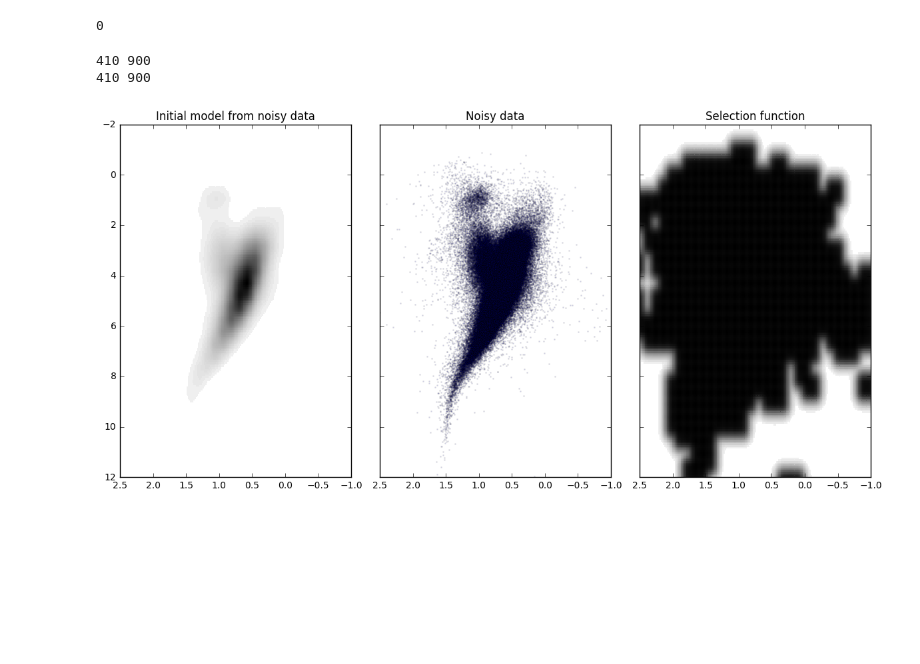
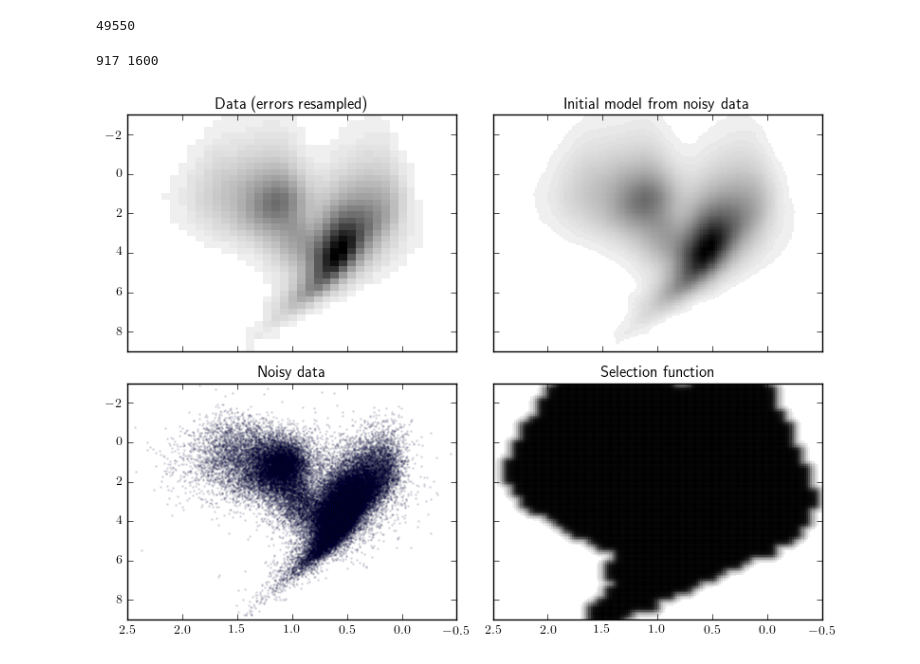
Before and after one commit to errai34/Starlight, a Jupyter notebook: notebooks/Simple HHRD applied to TGAS.ipynb, the cells around one changed output. Saved outputs shown, nothing was run; the diff lists cells and outputs as text; code cells hidden in the pictures; blank space fills up the shorter version.

```diff
--- a/notebooks/Simple HHRD applied to TGAS.ipynb
+++ b/notebooks/Simple HHRD applied to TGAS.ipynb
@@ -82 +90,4 @@ Number of objects= 305228
+# %%
+bayestar = dustmaps.bayestar.BayestarQuery(max_samples=2)
+sfd = dustmaps.sfd.SFDQuery()
 # %%
@@ -116,6 +151,27 @@ binsigs = np.vstack([g.ravel() for g in siggrids]).T
 
 fgrids = np.meshgrid(*flines)
 xfine = np.vstack([g.ravel() for g in fgrids]).T
+# %%
+dist_max = 2.5
+ind = np.abs(ebv) < 2
+ind &= np.isfinite(ebv)
+ind &= 1/varpi < dist_max
+ind &= obsabsmag > lines[0].min()
+ind &= obsabsmag < lines[0].max()
+for i in range(ncols):
+    ind &= obscolors[:, i] > lines[i+1].min()
+    ind &= obscolors[:, i] < lines[i+1].max()
+varpi = varpi[ind]
+varpi_err = varpi_err[ind]
+obsmags = obsmags[ind]
+obsmags_err = obsmags_err[ind]
+obscolors = obscolors[ind, :]
+obscolors_err = obscolors_err[ind, :]
+obsabsmag = obsabsmag[ind]
+nobj = ind.sum()
+print(nobj)
+# %% [output]
+49550
 # %%
 distances = 1./varpi
 probgrid = np.zeros((nobj, nbins))
@@ -128,7 +184,6 @@ prob_bingrid_marg(
 bins = np.argmax(probgrid, axis=1)
 bincounts = np.bincount(bins, minlength=nbins)
 binamps = np.random.dirichlet(bincounts)
-print((probgrid.sum(axis=1) == 0).sum())
 
 def hrd(x, amps, mus, sigs):
     nbins = amps.size
@@ -141,5 +196,3 @@ def hrd(x, amps, mus, sigs):
     return y
 
 naive_model = hrd(xfine, binamps, binmus, binsigs).reshape(fgrids[0].shape)
-# %% [output]
-0
@@ -148,6 +201,25 @@ logdist_err = 5*np.vstack([np.log10(1./(varpi + varpi_err*np.random.randn(nobj))
+# %%
+stacked_counts = None
+nsamp = 100
+for i in range(nsamp):
+    ran_colors = obscolors[:, 0] + obscolors_err[:, 0]*np.random.randn(nobj)
+    ran_obsmags = obsmags[:] + obsmags_err[:]*np.random.randn(nobj)
+    ran_dist = 1/(varpi[:] + varpi_err[:]*np.random.randn(nobj))
+    ran_absmags = ran_obsmags - 5*np.log10(ran_dist) - 10
+
+    counts, _, _ = np.histogram2d(ran_colors, ran_absmags, range=[[lines[1][0], lines[1][-1]],
+                                                                  [lines[0][0], lines[0][-1]]],
+                                 bins=[lines[0].size, lines[0].size])
+    if stacked_counts is None:
+        stacked_counts = counts / nsamp
+    else:
+        stacked_counts += counts / nsamp
 # %%
 # Arbitrary cut but 0 or 1 should be reasonnable
-selection = np.where(bincounts > 0)[0]
+selection = np.where(stacked_counts.ravel() > 1.0)[0]
+binamps = 1*stacked_counts.ravel() / np.sum(stacked_counts)
+naive_model = hrd(xfine, binamps, binmus, binsigs).reshape(fgrids[0].shape)
+#selection = np.where(bincounts > 0)[0]
 binamps_selection = np.repeat(0, nbins)
 binamps_selection[selection] = 1
 selectionfct_model = hrd(xfine, binamps_selection, binmus, binsigs).reshape(fgrids[0].shape)
@@ -157,27 +229,28 @@ import scipy.ndimage.filters
 binamps_selection2 = 1 - scipy.ndimage.filters.uniform_filter(1-binamps_selection.reshape(mugrids[0].shape),
                                                           2, mode='nearest').ravel()
 selectionfct_model2 = hrd(xfine, binamps_selection2, binmus, binsigs).reshape(fgrids[0].shape)
-selection = np.where(binamps_selection > 0)[0]
-print(selection.size, nbins)
+#selection = np.where(binamps_selection > 0)[0]
+#print(selection.size, nbins)
 # %% [output]
-410 900
-410 900
+917 1600
 # %%
 cmap = plt.cm.gray_r
 cmap.set_gamma(0.5)
-fig, axs = plt.subplots(1, 3, figsize=(12, 6), sharex=True, sharey=True)
+fig, axs = plt.subplots(2, 2, figsize=(8, 6), sharex=True, sharey=True)
 axs = axs.ravel()
-axs[0].pcolormesh(fgrids[1], fgrids[0], naive_model, cmap=cmap)
-axs[0].set_title('Initial model from noisy data')
-axs[1].scatter(obscolors, obsabsmag, s=1, alpha=0.1)
-axs[1].set_title('Noisy data')
-axs[2].pcolormesh(fgrids[1], fgrids[0], selectionfct_model2, cmap=cmap)
-axs[2].set_title('Selection function')
+axs[0].pcolormesh(lines[1], lines[0], stacked_counts.T, cmap=cmap, rasterized=True, lw=0)
+axs[0].set_title('Data (errors resampled)')
+axs[1].pcolormesh(fgrids[1], fgrids[0], naive_model, cmap=cmap, rasterized=True, lw=0)
+axs[1].set_title('Initial model from noisy data')
+axs[2].scatter(obscolors, obsabsmag, s=1, alpha=0.1)
+axs[2].set_title('Noisy data')
+axs[3].pcolormesh(fgrids[1], fgrids[0], selectionfct_model2, cmap=cmap, rasterized=True, lw=0)
+axs[3].set_title('Selection function')
 axs[-1].set_ylim(lines[0][-1], lines[0][0])
 axs[-1].set_xlim(lines[1][-1], lines[1][0])
 fig.tight_layout()
 # %% [output]
-[figure, old version]
+[figure, new version]
 # %%
 # validation : random subset of object. Add noise
 # in the rest:
```
Also changed, not shown: parts of 75 cells of this notebook, 21 other files.
